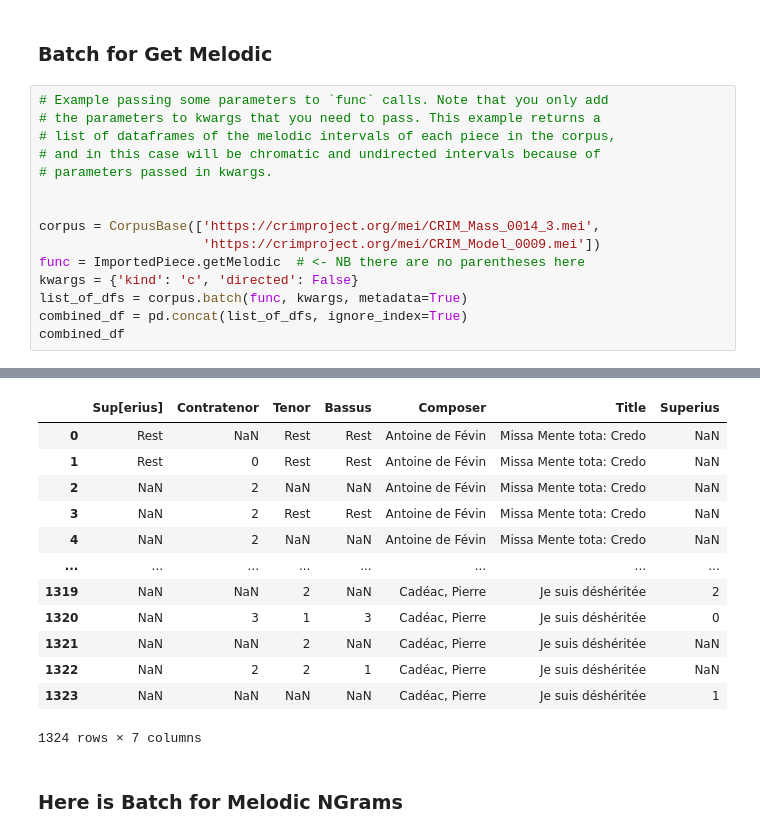
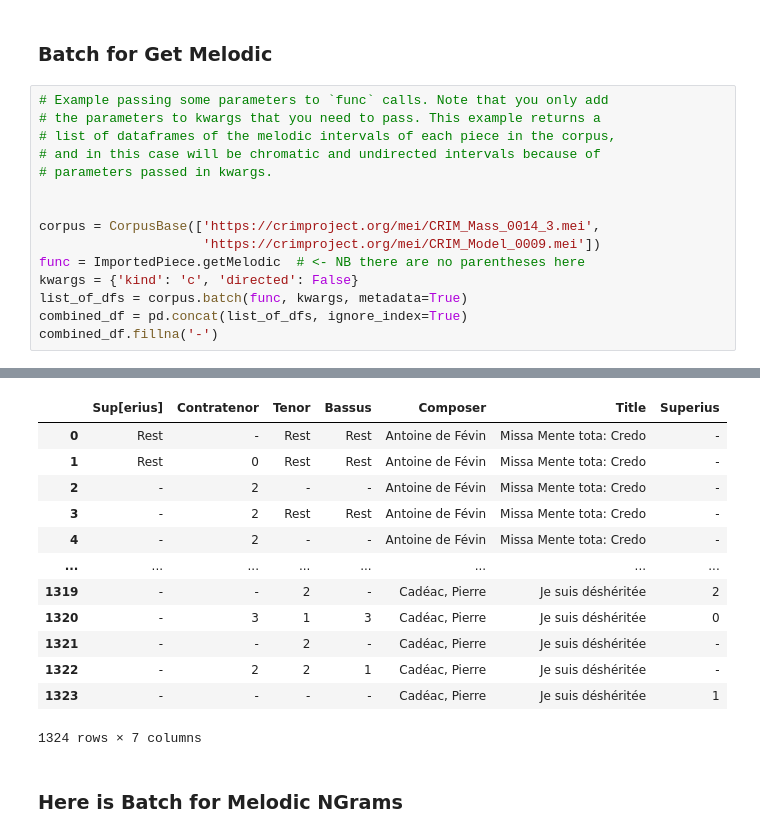
Before and after one commit to RichardFreedman/CRIM_JHUB, a Jupyter notebook: CRIM_11_Batch_Methods.ipynb, the cells around one changed output, grey strips where cells are left out. Saved outputs shown, nothing was run; the diff lists cells and outputs as text.

```diff
--- a/CRIM_11_Batch_Methods.ipynb
+++ b/CRIM_11_Batch_Methods.ipynb
@@ -41,5 +41,5 @@ func = ImportedPiece.getMelodic  # <- NB there are no parentheses here
 kwargs = {'kind': 'c', 'directed': False}
 list_of_dfs = corpus.batch(func, kwargs, metadata=True)
 combined_df = pd.concat(list_of_dfs, ignore_index=True)
-combined_df
+combined_df.fillna('-')
 # %% [output]
@@ -50,15 +48,15 @@ Successfully imported https://crimproject.org/mei/CRIM_Model_0009.mei
 |  | Sup[erius] | Contratenor | Tenor | Bassus | Composer | Title | Superius |
-| 0 | Rest | NaN | Rest | Rest | Antoine de Févin | Missa Mente tota: Credo | NaN |
-| 1 | Rest | 0 | Rest | Rest | Antoine de Févin | Missa Mente tota: Credo | NaN |
-| 2 | NaN | 2 | NaN | NaN | Antoine de Févin | Missa Mente tota: Credo | NaN |
-| 3 | NaN | 2 | Rest | Rest | Antoine de Févin | Missa Mente tota: Credo | NaN |
-| 4 | NaN | 2 | NaN | NaN | Antoine de Févin | Missa Mente tota: Credo | NaN |
+| 0 | Rest | - | Rest | Rest | Antoine de Févin | Missa Mente tota: Credo | - |
+| 1 | Rest | 0 | Rest | Rest | Antoine de Févin | Missa Mente tota: Credo | - |
+| 2 | - | 2 | - | - | Antoine de Févin | Missa Mente tota: Credo | - |
+| 3 | - | 2 | Rest | Rest | Antoine de Févin | Missa Mente tota: Credo | - |
+| 4 | - | 2 | - | - | Antoine de Févin | Missa Mente tota: Credo | - |
 | ... | ... | ... | ... | ... | ... | ... | ... |
-| 1319 | NaN | NaN | 2 | NaN | Cadéac, Pierre | Je suis déshéritée | 2 |
-| 1320 | NaN | 3 | 1 | 3 | Cadéac, Pierre | Je suis déshéritée | 0 |
-| 1321 | NaN | NaN | 2 | NaN | Cadéac, Pierre | Je suis déshéritée | NaN |
-| 1322 | NaN | 2 | 2 | 1 | Cadéac, Pierre | Je suis déshéritée | NaN |
-| 1323 | NaN | NaN | NaN | NaN | Cadéac, Pierre | Je suis déshéritée | 1 |
+| 1319 | - | - | 2 | - | Cadéac, Pierre | Je suis déshéritée | 2 |
+| 1320 | - | 3 | 1 | 3 | Cadéac, Pierre | Je suis déshéritée | 0 |
+| 1321 | - | - | 2 | - | Cadéac, Pierre | Je suis déshéritée | - |
+| 1322 | - | 2 | 2 | 1 | Cadéac, Pierre | Je suis déshéritée | - |
+| 1323 | - | - | - | - | Cadéac, Pierre | Je suis déshéritée | 1 |
 1324 rows × 7 columns
 # %% [markdown]
 ### Here is Batch for Melodic NGrams
```
Also changed, not shown: parts of 6 cells of this notebook, 10 other files.
